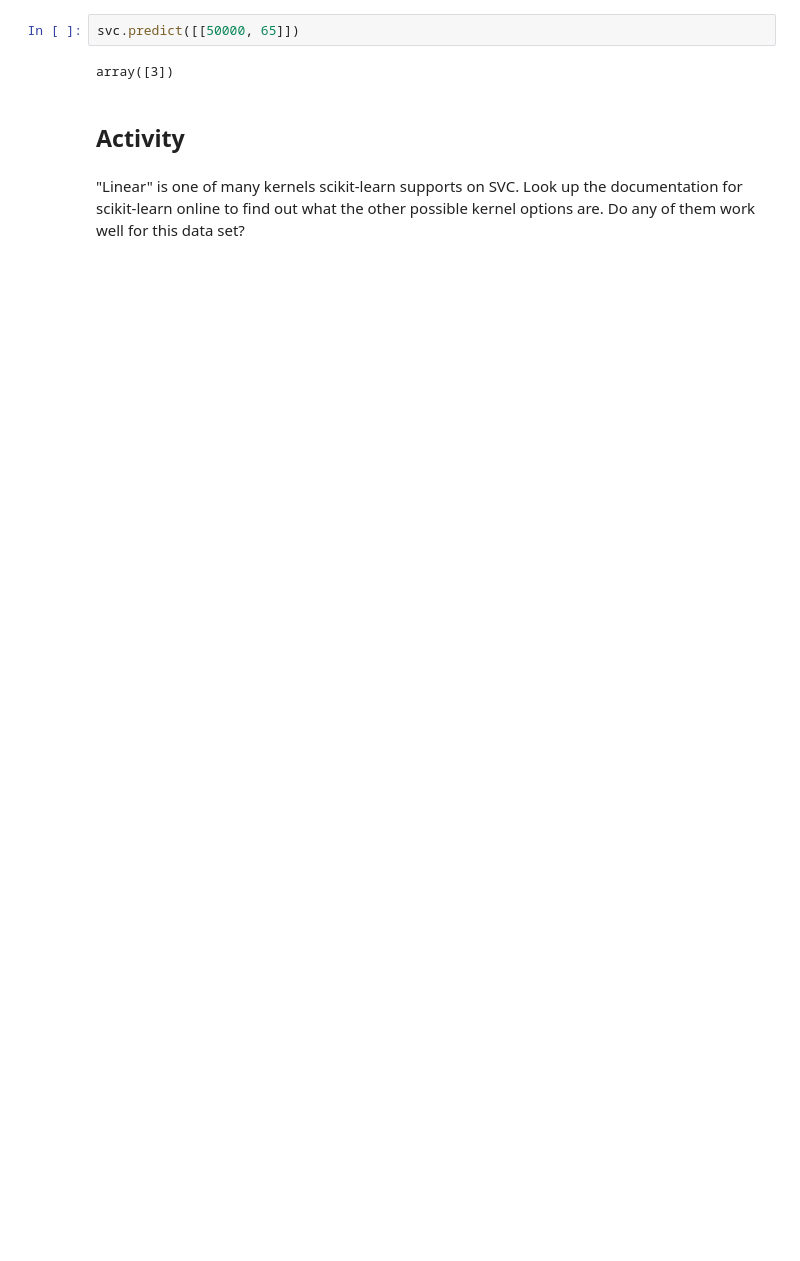
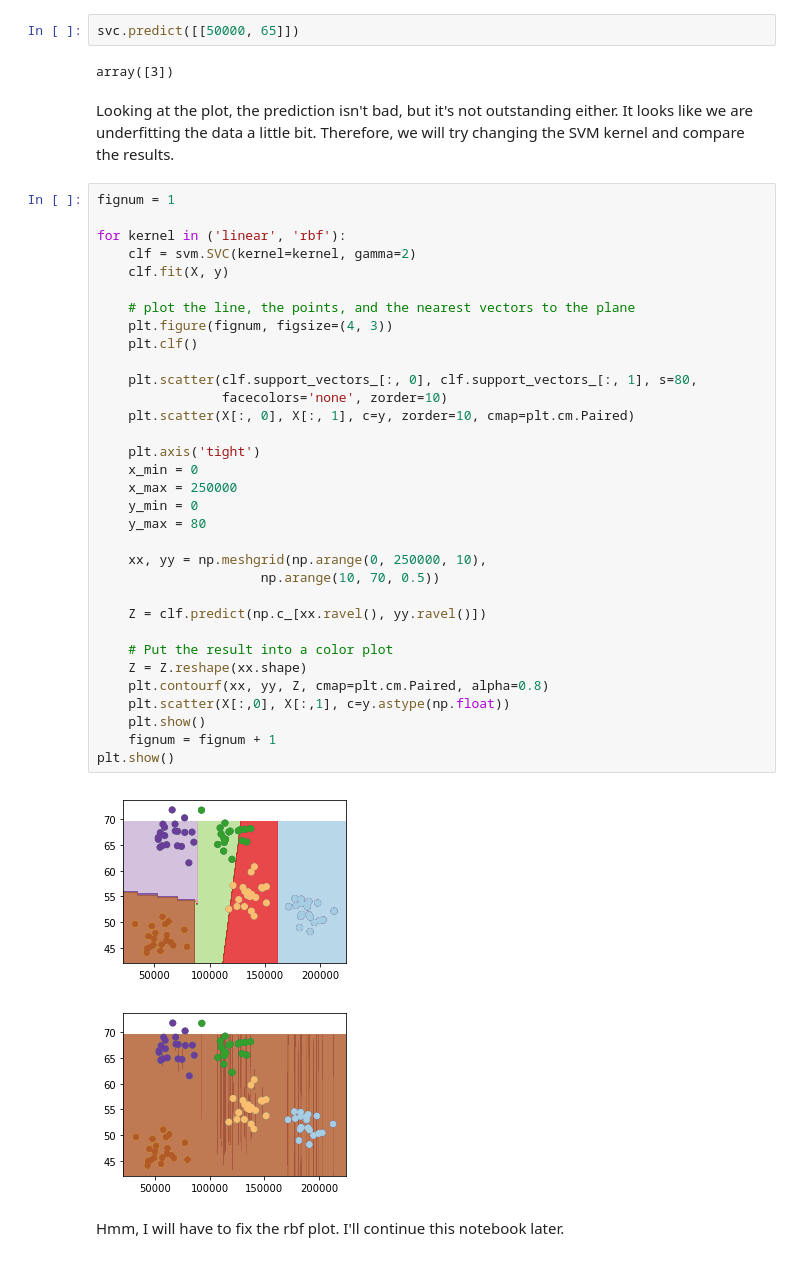
Before and after one commit to JayThibs/python-machine-learning-examples, a Jupyter notebook: SVC.ipynb, the cells around one changed output. Drawn from its saved outputs; the diff is of its cells as text; blank space fills up the shorter version.

Commit message:
Cleaned up notebook and started modifying the ML algorithms

```diff
--- a/SVC.ipynb
+++ b/SVC.ipynb
@@ -64,7 +64,43 @@ array([1])
 svc.predict([[50000, 65]])
 # %% [output]
 array([3])
-# %% [markdown]
-## Activity
-# %% [markdown]
-"Linear" is one of many kernels scikit-learn supports on SVC. Look up the documentation for scikit-learn online to find out what the other possible kernel options are. Do any of them work well for this data set?
+# %% [markdown]
+Looking at the plot, the prediction isn't bad, but it's not outstanding either. It looks like we are underfitting the data a little bit. Therefore, we will try changing the SVM kernel and compare the results.
+# %%
+fignum = 1
+
+for kernel in ('linear', 'rbf'):
+    clf = svm.SVC(kernel=kernel, gamma=2)
+    clf.fit(X, y)
+
+    # plot the line, the points, and the nearest vectors to the plane
+    plt.figure(fignum, figsize=(4, 3))
+    plt.clf()
+
+    plt.scatter(clf.support_vectors_[:, 0], clf.support_vectors_[:, 1], s=80,
+                facecolors='none', zorder=10)
+    plt.scatter(X[:, 0], X[:, 1], c=y, zorder=10, cmap=plt.cm.Paired)
+
+    plt.axis('tight')
+    x_min = 0
+    x_max = 250000
+    y_min = 0
+    y_max = 80
+
+    xx, yy = np.meshgrid(np.arange(0, 250000, 10),
+                     np.arange(10, 70, 0.5))
+
+    Z = clf.predict(np.c_[xx.ravel(), yy.ravel()])
+
+    # Put the result into a color plot
+    Z = Z.reshape(xx.shape)
+    plt.contourf(xx, yy, Z, cmap=plt.cm.Paired, alpha=0.8)
+    plt.scatter(X[:,0], X[:,1], c=y.astype(np.float))
+    plt.show()
+    fignum = fignum + 1
+plt.show()
+# %% [output]
+[figure, added]
+[figure, added]
+# %% [markdown]
+Hmm, I will have to fix the rbf plot. I'll continue this notebook later.
```
Also changed, not shown: parts of 3 cells of this notebook, 1 other file.
